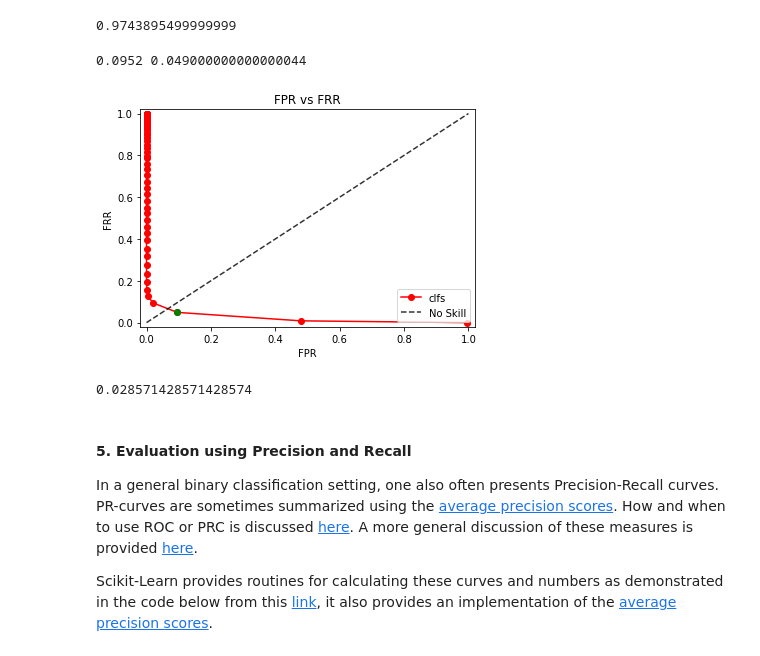
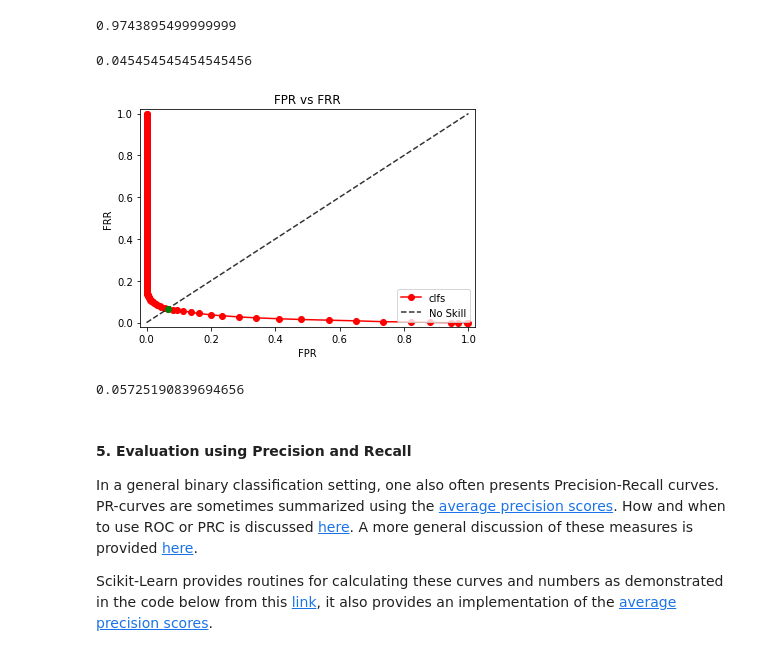
Before and after one commit to chariskal/eval-biometrics, a Jupyter notebook: assignment_1.ipynb, the cells around one changed output. Cells and saved outputs as stored; diff of their text form; code cells hidden in the pictures.

```diff
--- a/assignment_1.ipynb
+++ b/assignment_1.ipynb
@@ -301,9 +305,9 @@ auc = np.abs(np.trapz(tpr_list,fpr_list, dx=1.0, axis=0))       # calculate auc
 # %%
 """ Using the built-in function of sklearn """
 plt.figure()
-fpr, tpr, th_roc = metrics.roc_curve(y_true, combined_scores)       # use built-in function of sklearn
-auc2 = metrics.auc(fpr, tpr)
-plt.plot(fpr,tpr,'ro-',label='classfiers')
+fpr_roc, tpr_roc, th_roc = metrics.roc_curve(y_true, combined_scores)       # use built-in function of sklearn
+auc2 = metrics.auc(fpr_roc, tpr_roc)
+plt.plot(fpr_roc,tpr_roc,'ro-',label='classfiers')
 
 plt.plot(identity_line,identity_line, linestyle='dashed', color='black', alpha=0.8, label="No Skill")
 plt.xlabel('FPR')
@@ -455,34 +467,38 @@ print(auc)
 # %%
 """Calculate (by approximation) the EER and plot it on the FAR-FRR curve."""
 # hints:
 #  - avoid using a library that directly computes the EER for this assignment
 plt.figure()
-plt.plot(fpr_list, np.ones(len(tpr_list)) - tpr_list,'ro-', label="clfs")
+xaxis = th_roc[::-1]
+tpr_roc2 = tpr_roc[::-1]
+fpr_roc2 = fpr_roc[::-1]
+plt.plot(fpr_roc2, np.ones(len(tpr_roc2)) - tpr_roc2,'ro-', label="clfs")
 plt.xlabel('FPR')
 plt.ylabel('FRR')
 plt.title('FPR vs FRR')
 ax.grid(linestyle='--')
 
 identity_line = np.linspace(0, 1,len(tpr_list))
 identity_line2 = np.linspace(1, 0,len(tpr_list))  # this can be used if someone wants to plot the tpr vs fpr (ROC) and EER point there
 plt.plot(identity_line,identity_line, linestyle='dashed', color='black', alpha=0.8, label="No Skill")
 plt.ylim(-0.02, 1.02)
 plt.xlim(-0.02, 1.02)
 plt.legend()
 
-eer_pos = np.nanargmin(np.absolute((np.ones(len(tpr_list)) - tpr_list - fpr_list)))     # find index where |FRR - FPR| is min
-plt.plot(fpr_list[eer_pos],1-tpr_list[eer_pos],'go')                # since it is on the y=x line, use index for both x and y
-#plt.savefig('./figs/eer_cum.png')
+eer_pos = np.nanargmin(np.absolute((np.ones(len(tpr_roc2)) - tpr_roc2 - fpr_roc2)))     # find index where |FRR - FPR| is min
+plt.plot(fpr_roc2[eer_pos],1-tpr_roc2[eer_pos],'go')                # since it is on the y=x line, use index for both x and y
+print(xaxis[eer_pos])
+plt.savefig('./figs/eer_cum.png')
 # %% [output]
-0.0952 0.049000000000000044
+0.045454545454545456
-[figure, old version]
+[figure, new version]
 # %%
 """Calculate the decision threshold for which the sum of FRR and FAR is minimal."""
 # hint: same as above
-thr2 = xaxis[np.argmin(np.absolute(np.ones(len(fpr_list)) + fpr_list - tpr_list))]
+thr2 = xaxis[np.argmin(np.absolute(np.ones(len(fpr_roc2)) + fpr_roc2 - tpr_roc2))]
 print(thr2)
 # %% [output]
-0.028571428571428574
+0.05725190839694656
 # %% [markdown]
 #### 5. Evaluation using Precision and Recall
 
```
Also changed, not shown: parts of 10 cells of this notebook, 8 other files.
